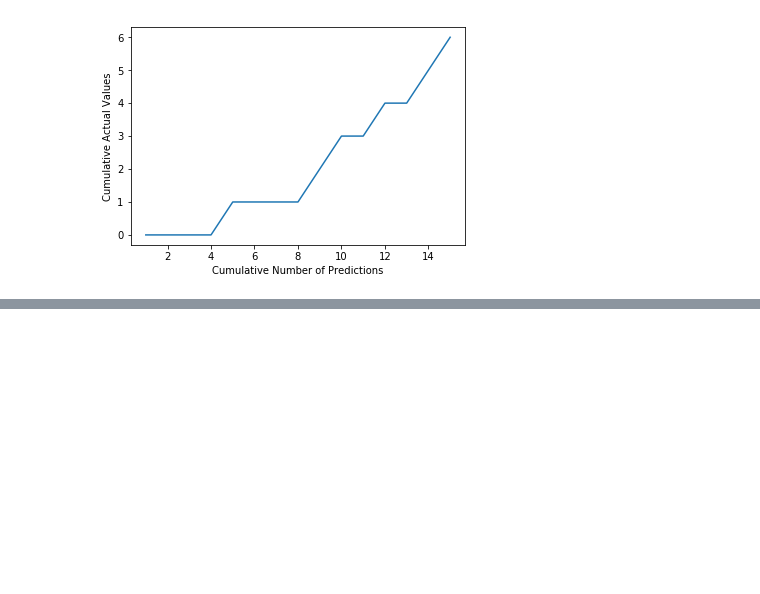
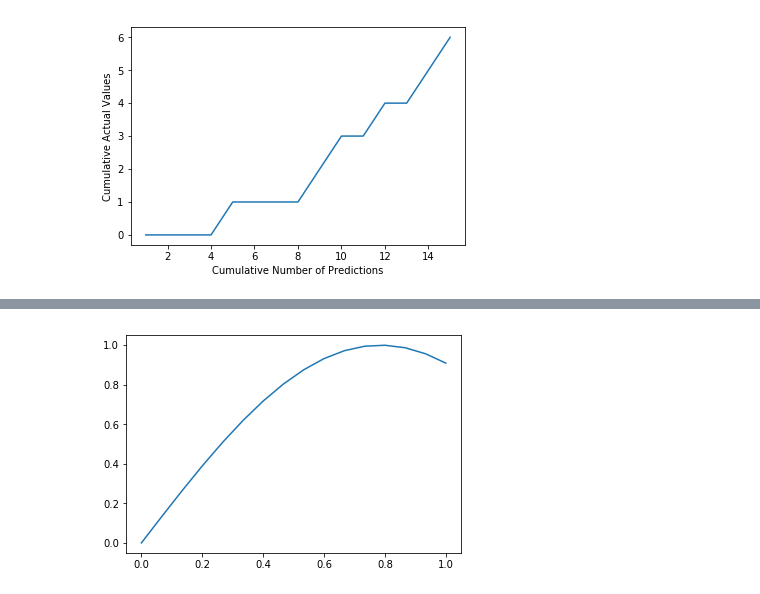
Before and after one commit to kqdmqx/kaggle-Porto-Seguros-Safe-Driver-Prediction, a Jupyter notebook: ipython/gini-coefficient-an-intuitive-explanation.ipynb, the cells around one changed output, grey strips where cells are left out. Drawn from its saved outputs; the diff is of its cells as text; code cells hidden in the pictures; blank space fills up the shorter version.

```diff
--- a/ipython/gini-coefficient-an-intuitive-explanation.ipynb
+++ b/ipython/gini-coefficient-an-intuitive-explanation.ipynb
@@ -108,0 +149,8 @@ plt.show()
+# %%
+# 差值函数
+y_values = [np.sin(2.0 * x) for x in x_values]
+ftest = scipy.interpolate.interp1d(x_values, y_values)
+plt.plot(x_values, [ftest(x) for x in x_values])
+plt.show()
+# %% [output]
+[figure, added]
```
Also changed, not shown: parts of 9 cells of this notebook, 1 other file.
